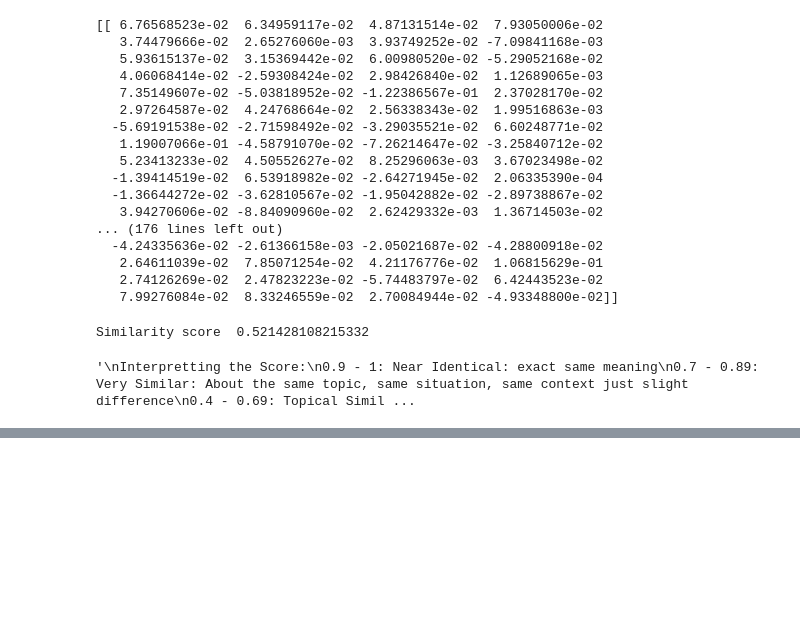
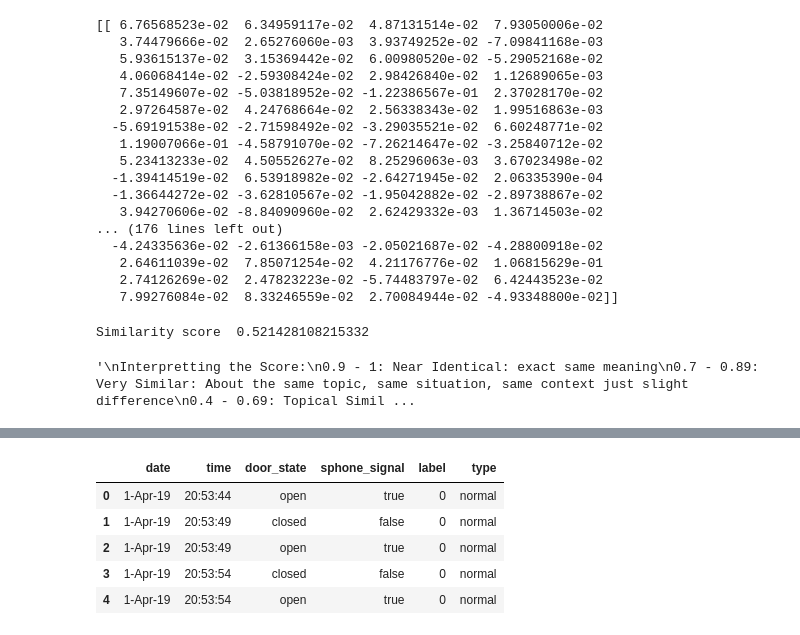
Before and after one commit to wiwiwashere/TON_loT_network, a Jupyter notebook: Idea1.ipynb, the cells around one changed output, grey strips where cells are left out. Saved outputs shown, nothing was run; the diff lists cells and outputs as text; code cells hidden in the pictures; blank space fills up the shorter version.

```diff
--- a/Idea1.ipynb
+++ b/Idea1.ipynb
@@ -67,0 +86,9 @@ Similarity score  0.521428108215332
+# %%
+garage_door.head()
+# %% [output]
+|  | date | time | door_state | sphone_signal | label | type |
+| 0 | 1-Apr-19 | 20:53:44 | open | true | 0 | normal |
+| 1 | 1-Apr-19 | 20:53:49 | closed | false | 0 | normal |
+| 2 | 1-Apr-19 | 20:53:49 | open | true | 0 | normal |
+| 3 | 1-Apr-19 | 20:53:54 | closed | false | 0 | normal |
+| 4 | 1-Apr-19 | 20:53:54 | open | true | 0 | normal |
```
Also changed, not shown: parts of 6 cells of this notebook, 2 other files.
